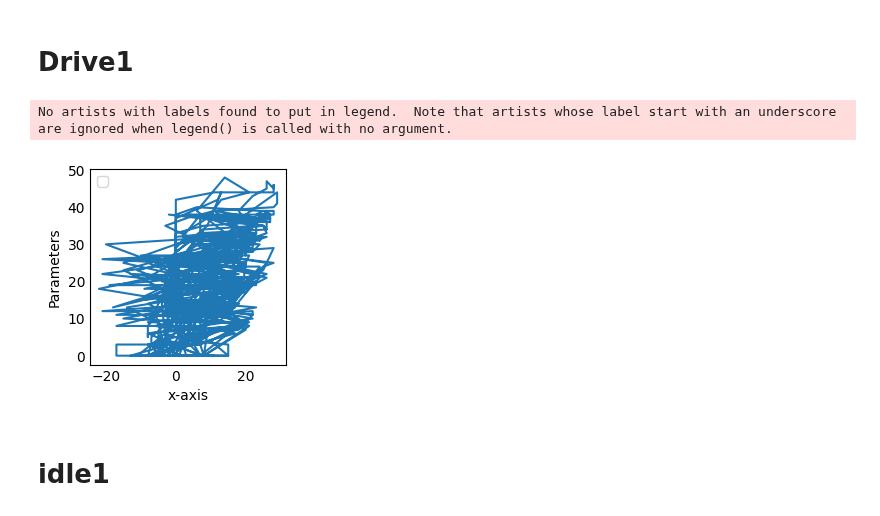
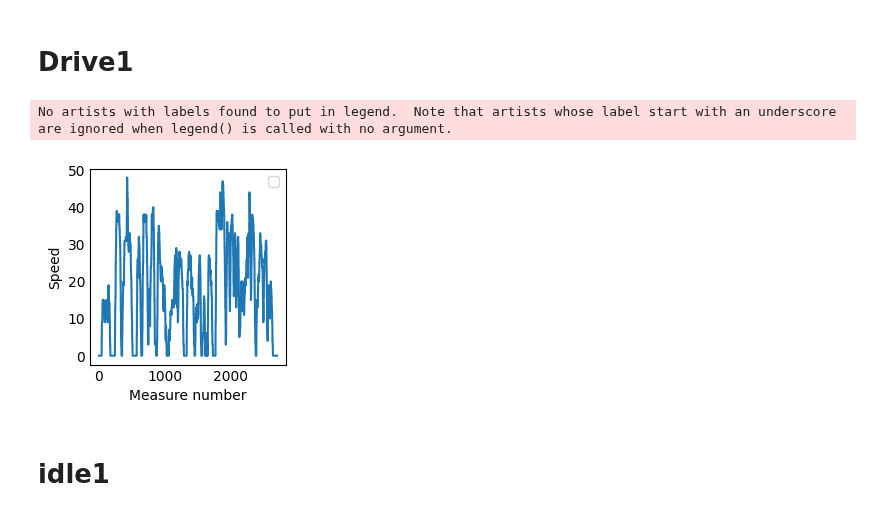
Before and after one commit to camila-duarte/verbrennungsmotoren, a Jupyter notebook: analyse/per_mode.ipynb, the cells around one changed output. Saved outputs shown, nothing was run; the diff lists cells and outputs as text; code cells hidden in the pictures.

```diff
--- a/analyse/per_mode.ipynb
+++ b/analyse/per_mode.ipynb
@@ -16,6 +16,7 @@ import math                             #mathematical functions
 import matplotlib.pyplot as plt         #generation of Graphs
 from scipy.constants import pi, g       #fundamental Constants
 # %%
+
 # Path for every data set
 path_data_drive1 = '/home/cami/Desktop/verbrennungsmotoren/data/drive1.csv'
 path_data_idle1 = '/home/cami/Desktop/verbrennungsmotoren/data/idle1.csv'
@@ -40,6 +41,15 @@ time_data_live1 = data_live1['TIMING_ADVANCE ()']
 time_data_long1 = data_long1['TIMING_ADVANCE ()']
 time_data_long2 = data_long2['TIMING_ADVANCE ()']
 time_data_ufpe1 = data_ufpe1['TIMING_ADVANCE ()']
+
+# Imports the index
+
+index_data_drive1 = data_drive1['Index ()']
+index_data_idle1 = data_idle1['Index ()']
+index_data_live1 = data_live1['Index ()']
+index_data_long1 = data_long1['Index ()']
+index_data_long2 = data_long2['INDEX ()']
+index_data_ufpe1 = data_ufpe1['Index ()']
 # %% [markdown]
 # Drive1
 # %%
@@ -51,14 +61,14 @@ throttle_drive1 = throttle_data_drive1
 # %%
 plt.style.use('_mpl-gallery-nogrid')
 
-plt.plot(time_data_drive1, speed_data_drive1,)
-plt.xlabel('x-axis')
-plt.ylabel('Parameters')
+plt.plot(index_data_drive1, speed_data_drive1)
+plt.xlabel('Measure number')
+plt.ylabel('Speed')
 plt.legend()
 plt.show()
 # %% [output]
 No artists with labels found to put in legend.  Note that artists whose label start with an underscore are ignored when legend() is called with no argument.
-[figure, old version]
+[figure, new version]
 # %% [markdown]
 # idle1
 # %%
```
Also changed, not shown: parts of 5 cells of this notebook, 1 other file.
